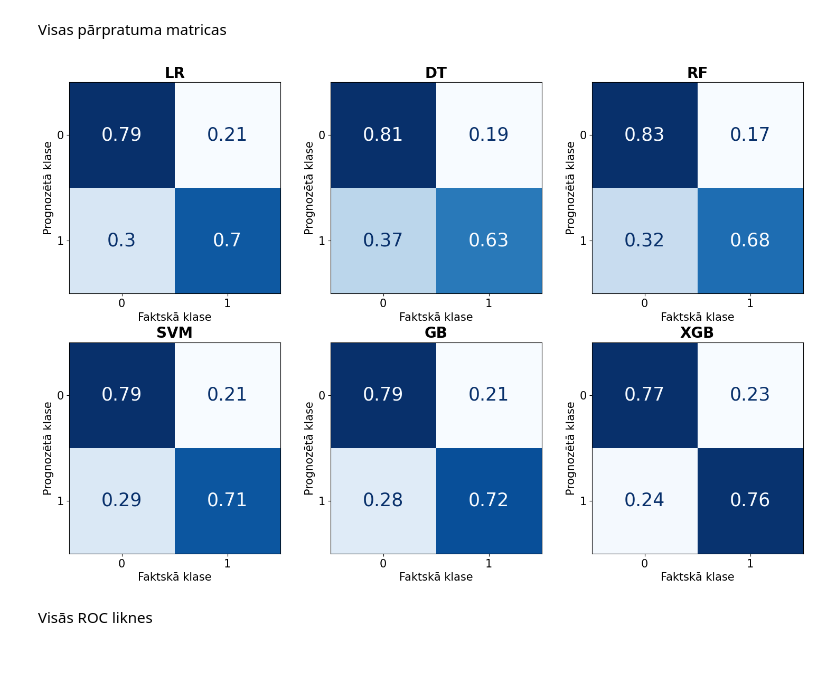
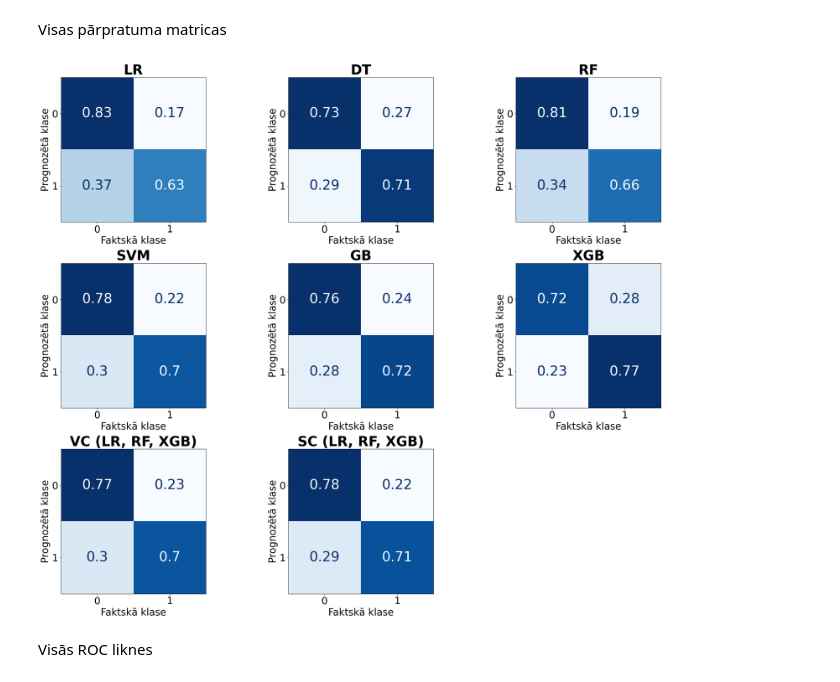
Before and after one commit to JulijaZaiceva/Classificators-compare-credit-risk-assessment, a Jupyter notebook: 2_3_modeling_class_weights_clustering.ipynb, the cells around one changed output. Cells and saved outputs as stored; diff of their text form; code cells hidden in the pictures.

```diff
--- a/2_3_modeling_class_weights_clustering.ipynb
+++ b/2_3_modeling_class_weights_clustering.ipynb
@@ -214,8 +244,8 @@ F1:  0.4950188177994244
 Ekstrēma gradieta palielināšanas
 # %%
 model_XGB = XGBClassifier(learning_rate=0.05, max_depth=4, subsample=0.8, colsample_bytree=0.5, scale_pos_weight=7, random_state=42)
-model_XGB.fit(train_data_var, train_class)
-test_class_XGB = model_XGB.predict(test_data_var)
+model_XGB.fit(train_data_var_pca, train_class)
+test_class_XGB = model_XGB.predict(test_data_var_pca)
 # %%
 cm_XGB = confusion_matrix(test_class, test_class_XGB, normalize='true')
 acc_XGB = accuracy_score(test_class, test_class_XGB)
@@ -242,0 +283,5 @@ F1:  0.48634050067518436
+# %%
+from sklearn.ensemble import VotingClassifier
+model_Voting = VotingClassifier(estimators=estimators, voting='hard', verbose=1) #, , weights=[0.5, 0.8, 0.7, 0.9]
+model_Voting.fit(train_data_var_pca, train_class)
+test_class_Voting = model_Voting.predict(test_data_var_pca)
@@ -242,0 +321,14 @@ F1:  0.48634050067518436
+# %%
+# Defining base models and meta-model
+base_learners = []
+base_learners.append(('LR', LogisticRegression(random_state=42)))# class_weight='balanced'
+# base_learners.append(('DT', DecisionTreeClassifier(random_state=1, criterion='entropy', ccp_alpha=0.1)))#, class_weight='balanced'
+base_learners.append(('RF', RandomForestClassifier(criterion='entropy', min_samples_split=5, random_state=42))) #, class_weight='balanced'
+# base_learners.append(('SVM', svm.SVC(kernel='rbf', random_state=1, probability=True))) #,
+# base_learners.append(('GB', GradientBoostingClassifier(learning_rate=0.05, subsample=0.8, max_depth=4, random_state=42, n_iter_no_change=10))) #,
+base_learners.append(('XGB', XGBClassifier(learning_rate=0.01, max_depth=2, subsample=0.6, colsample_bytree=0.7, random_state=42)))#scale_pos_weight=9,
+meta_model = RandomForestClassifier(n_estimators=300,max_depth=10, min_samples_split=5, min_samples_leaf=2, max_features='sqrt', bootstrap=True, class_weight='balanced', criterion='gini', random_state=42)
+# %%
+stacking_model = StackingClassifier(estimators=base_learners, final_estimator=meta_model, stack_method='predict_proba', n_jobs=-1)#final_estimator=meta_model,
+stacking_model.fit(train_data_var_pca, train_class)
+test_class_Stacked = stacking_model.predict(test_data_var_pca)
@@ -244,27 +361,31 @@ F1:  0.48634050067518436
 Visas pārpratuma matricas
 # %%
 # models = ['Loģistiskā regresija', 'Lēmumu koks', 'Gadījumu mežs', 'Atbalsta vektora mašīna', 'Gradienta palielināšana', 'Ekstrēma gradienta palielināšana']
-models = ['LR', 'DT', 'RF', 'SVM', 'GB', 'XGB']
-predictions = [test_class_LR, test_class_DT, test_class_RF, test_class_SVM, test_class_GB, test_class_XGB]
+models = ['LR', 'DT', 'RF', 'SVM', 'GB', 'XGB', 'VC (LR, RF, XGB)', 'SC (LR, RF, XGB)']
+predictions = [test_class_LR, test_class_DT, test_class_RF, test_class_SVM, test_class_GB, test_class_XGB, test_class_Voting, test_class_Stacked]
 true_labels = test_class
 
-fig, axes = plt.subplots(2, 3, figsize=(15, 10))
+fig, axes = plt.subplots(3, 3, figsize=(25, 20))
 axes = axes.ravel()
-for i, ax in enumerate(axes):
+
+for i, ax in enumerate(axes[:8]):  # Only iterate over the first 8 axes
     cm = confusion_matrix(true_labels, predictions[i], normalize='true')
     disp = ConfusionMatrixDisplay(confusion_matrix=cm, display_labels=['0', '1'])
     disp.plot(ax=ax, cmap=plt.cm.Blues, colorbar=False)
-    ax.tick_params(axis='both', labelsize=15)
+    ax.tick_params(axis='both', labelsize=25)
     for text in disp.text_.ravel():
-        text.set_fontsize(25)
-    ax.set_title(models[i], fontsize=20, fontweight='bold')
-    ax.set_xlabel('Faktskā klase', fontsize=15)
-    ax.set_ylabel('Prognozētā klase', fontsize=15)
+        text.set_fontsize(35)
+    ax.set_title(models[i], fontsize=35, fontweight='bold')
+    ax.set_xlabel('Faktskā klase', fontsize=25)
+    ax.set_ylabel('Prognozētā klase', fontsize=25)
+
+# Hide the last unused subplot
+axes[8].axis('off')
 
 plt.tight_layout()
 plt.show()
 # %% [output]
-[figure, old version]
+[figure, new version]
 # %% [markdown]
 Visās ROC liknes
 # %%
```
Also changed, not shown: parts of 54 cells of this notebook.
